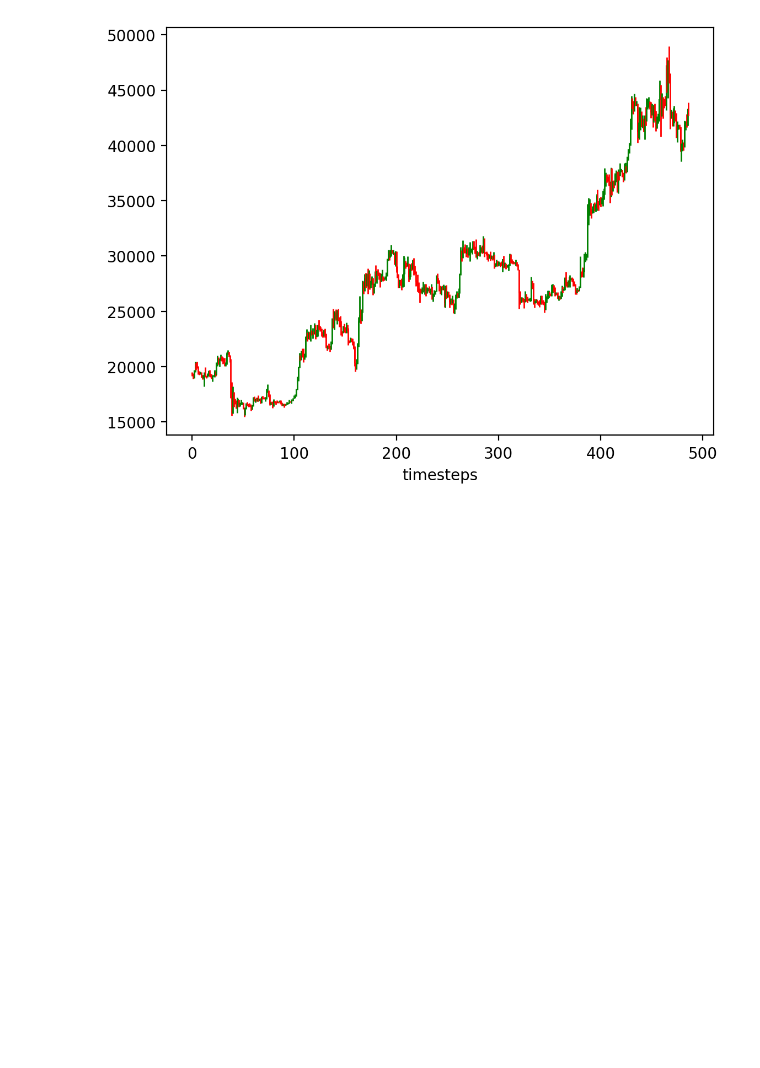
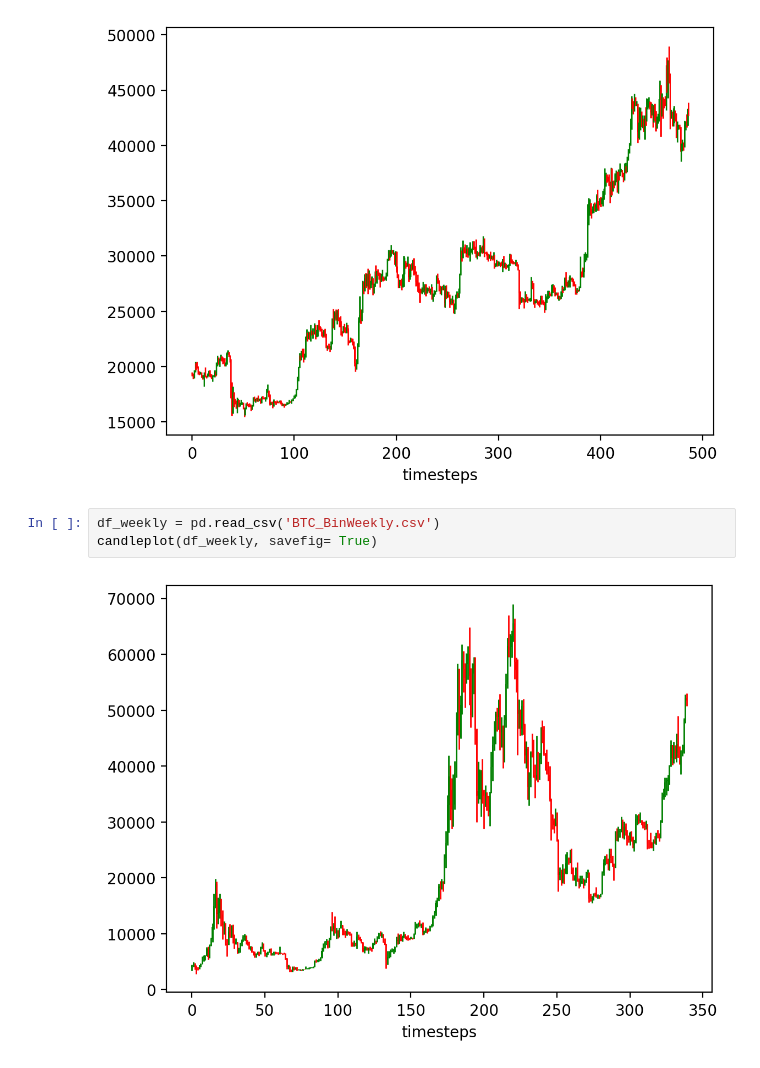
Before and after one commit to ochaff/Get_Data_BTC, a Jupyter notebook: Plot_candlecharts.ipynb, the cells around one changed output. Cells and saved outputs as stored; diff of their text form; blank space fills up the shorter version.

Commit message:
added the weekly for binance data

```diff
--- a/Plot_candlecharts.ipynb
+++ b/Plot_candlecharts.ipynb
@@ -87,3 +87,8 @@ candleplot(df, x_min = 50, x_max = 150, savefig= True)
 candleplot(df_date, savefig= True)
 # %% [output]
 [figure]
+# %%
+df_weekly = pd.read_csv('BTC_BinWeekly.csv')
+candleplot(df_weekly, savefig= True)
+# %% [output]
+[figure, added]
```
